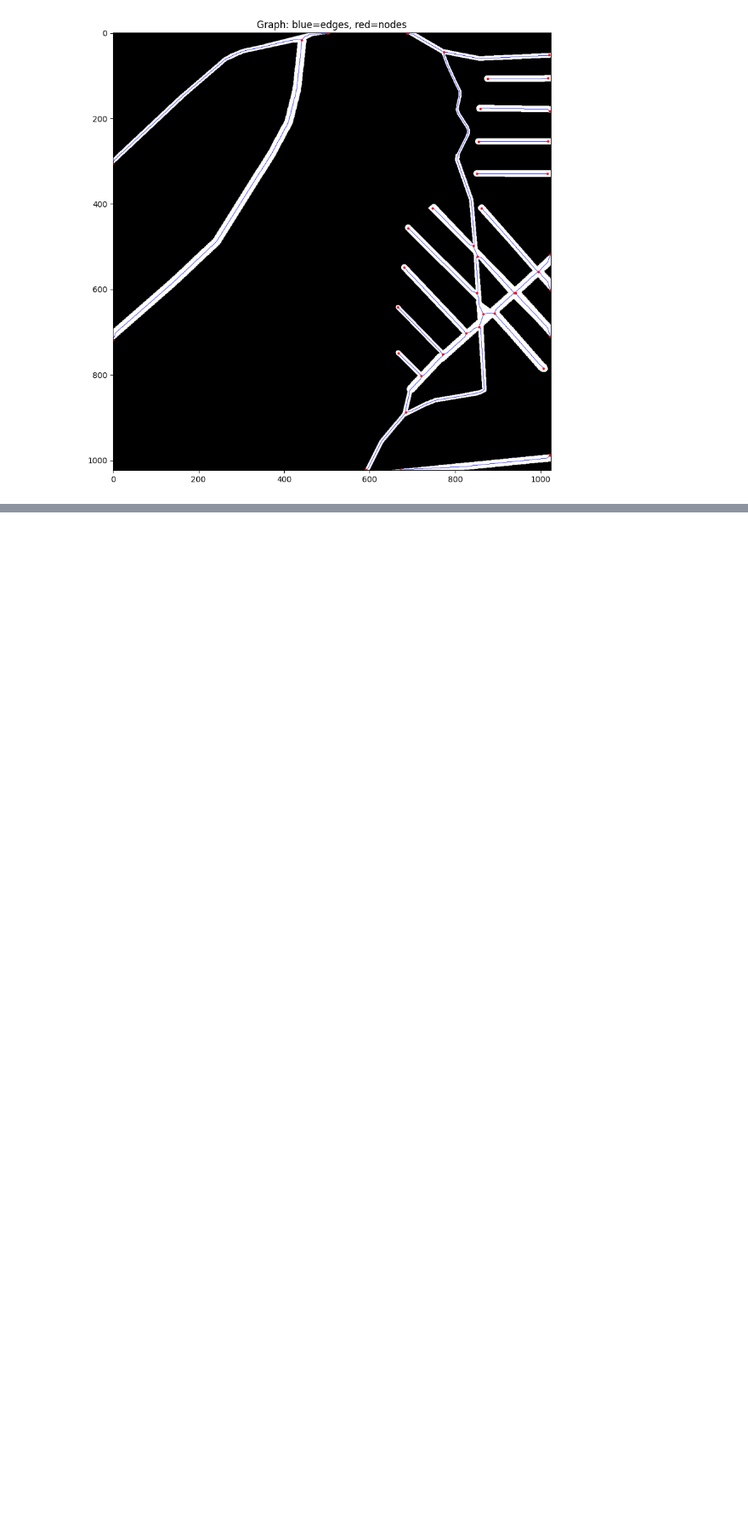
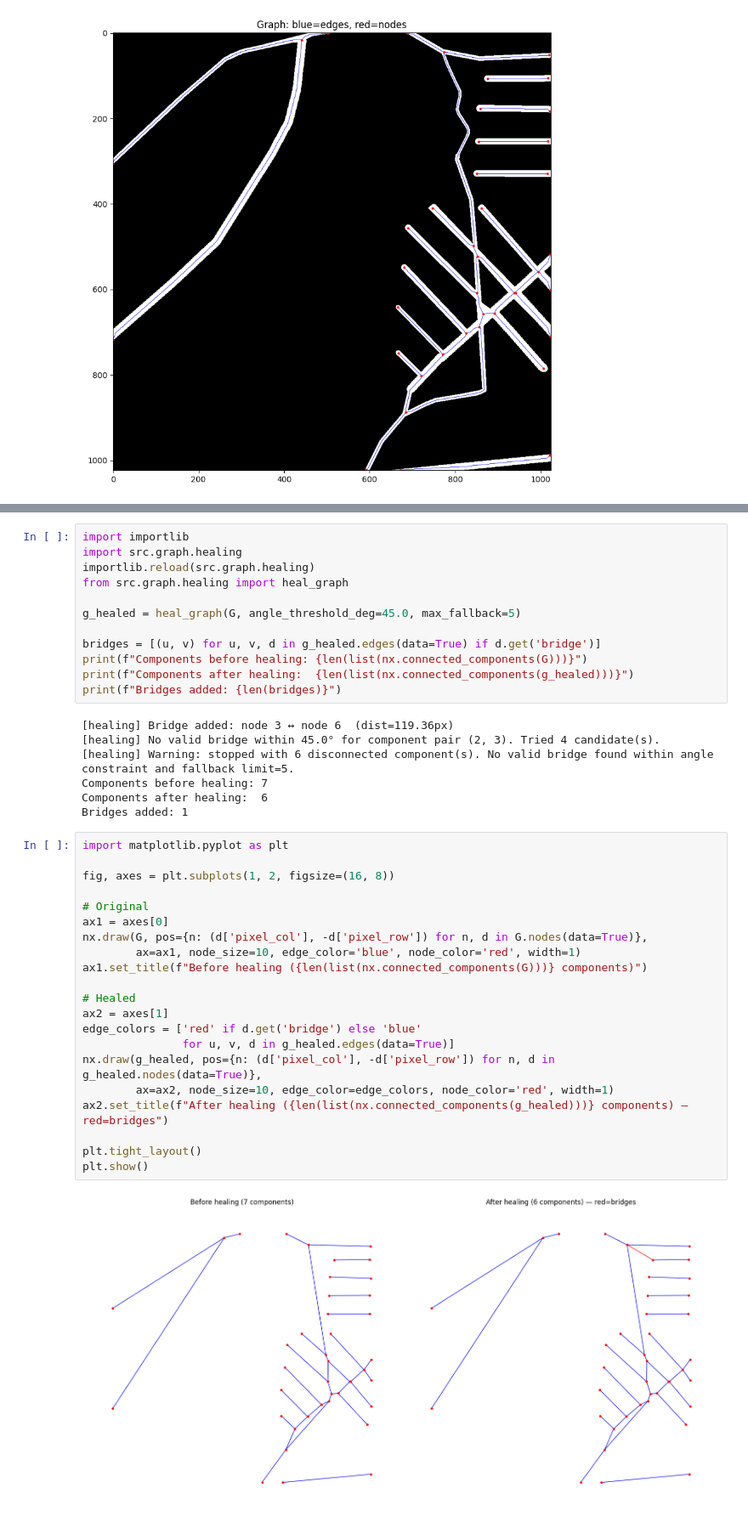
Before and after one commit to Riyabhamare/route-resilience, a Jupyter notebook: notebooks/skeleton_test.ipynb, the cells around one changed output, grey strips where cells are left out. Shown at 85% size. Saved outputs shown, nothing was run; the diff lists cells and outputs as text; blank space fills up the shorter version.

Commit message:
M2 complete: skeleton, healing, betweenness centrality, connectivity ratio, validation

```diff
--- a/notebooks/skeleton_test.ipynb
+++ b/notebooks/skeleton_test.ipynb
@@ -122,0 +178,42 @@ plt.show()
+# %%
+import importlib
+import src.graph.healing
+importlib.reload(src.graph.healing)
+from src.graph.healing import heal_graph
+
+g_healed = heal_graph(G, angle_threshold_deg=45.0, max_fallback=5)
+
+bridges = [(u, v) for u, v, d in g_healed.edges(data=True) if d.get('bridge')]
+print(f"Components before healing: {len(list(nx.connected_components(G)))}")
+print(f"Components after healing:  {len(list(nx.connected_components(g_healed)))}")
+print(f"Bridges added: {len(bridges)}")
+# %% [output]
+[healing] Bridge added: node 3 ↔ node 6  (dist=119.36px)
+[healing] No valid bridge within 45.0° for component pair (2, 3). Tried 4 candidate(s).
+[healing] Warning: stopped with 6 disconnected component(s). No valid bridge found within angle constraint and fallback limit=5.
+Components before healing: 7
+Components after healing:  6
+Bridges added: 1
+# %%
+import matplotlib.pyplot as plt
+
+fig, axes = plt.subplots(1, 2, figsize=(16, 8))
+
+# Original
+ax1 = axes[0]
+nx.draw(G, pos={n: (d['pixel_col'], -d['pixel_row']) for n, d in G.nodes(data=True)},
+        ax=ax1, node_size=10, edge_color='blue', node_color='red', width=1)
+ax1.set_title(f"Before healing ({len(list(nx.connected_components(G)))} components)")
+
+# Healed
+ax2 = axes[1]
+edge_colors = ['red' if d.get('bridge') else 'blue'
+               for u, v, d in g_healed.edges(data=True)]
+nx.draw(g_healed, pos={n: (d['pixel_col'], -d['pixel_row']) for n, d in g_healed.nodes(data=True)},
+        ax=ax2, node_size=10, edge_color=edge_colors, node_color='red', width=1)
+ax2.set_title(f"After healing ({len(list(nx.connected_components(g_healed)))} components) — red=bridges")
+
+plt.tight_layout()
+plt.show()
+# %% [output]
+[figure, added]
```
Also changed, not shown: parts of 5 cells of this notebook, 5 other files.
